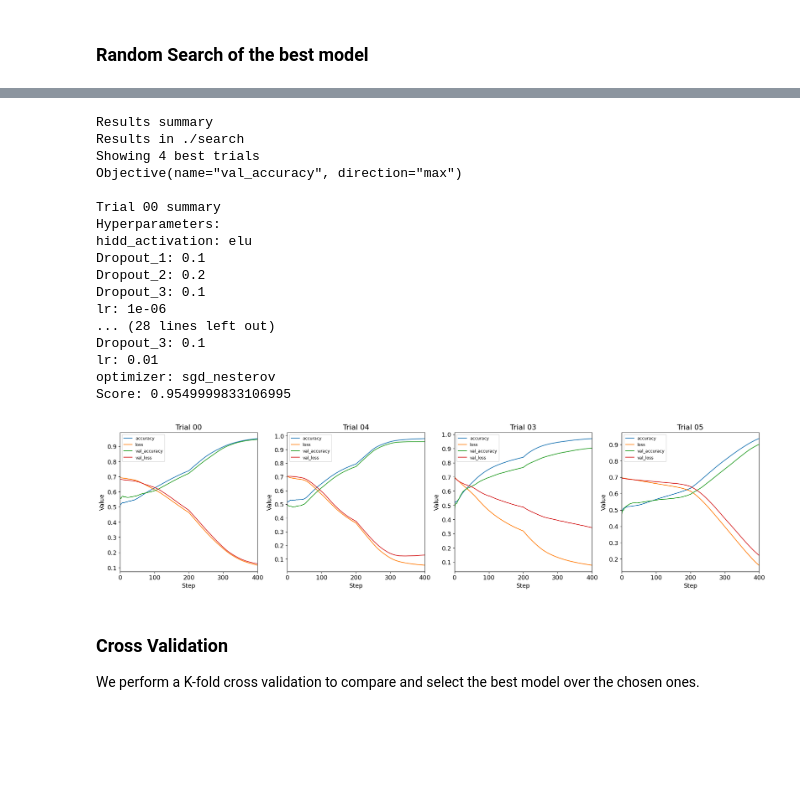
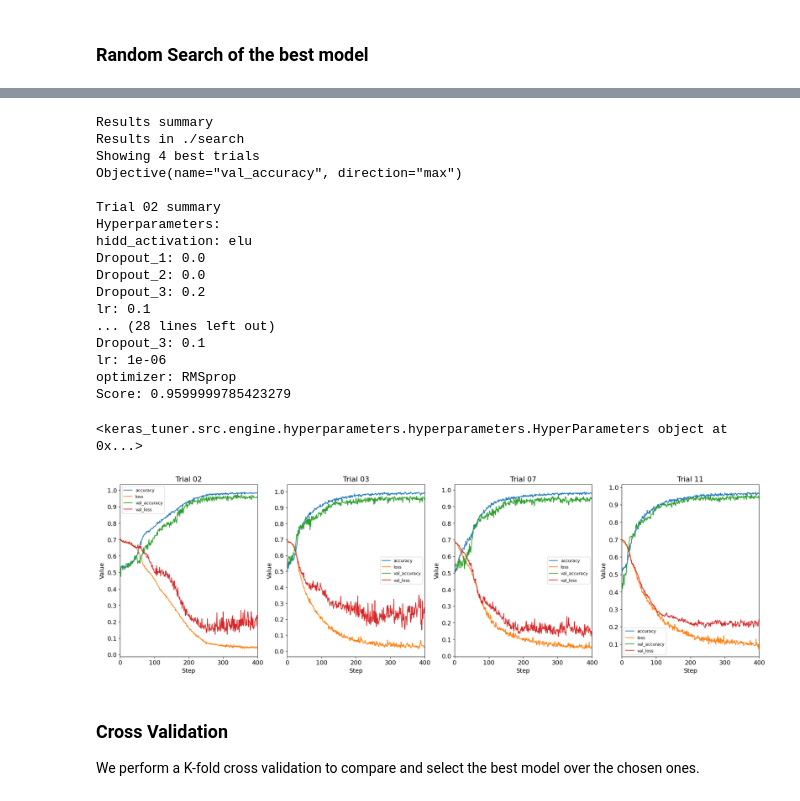
Before and after one commit to BelliLuigi/LCP-B, a Jupyter notebook: ex1/group2510_exercise1.ipynb, the cells around one changed output, grey strips where cells are left out. Drawn from its saved outputs; the diff is of its cells as text; code cells hidden in the pictures; blank space fills up the shorter version.

```diff
--- a/ex1/group2510_exercise1.ipynb
+++ b/ex1/group2510_exercise1.ipynb
@@ -146,7 +141,7 @@ class RandomSearch(keras_tuner.RandomSearch):
         with open(history_file, "w") as f:
             json.dump(trial_history, f, indent=4)
 
-    def plot_best_trials(self, num_models=5, wrap_columns=4, smooth_factor=0.5, figure_size=(20,5), suffix=""):
+    def plot_best_trials(self, num_models=5, wrap_columns=4, figure_size=(20,5), suffix=""):
         best_trials = self.oracle.get_best_trials(num_models)
         num_trials = len(best_trials)
 
@@ -165,8 +160,7 @@ class RandomSearch(keras_tuner.RandomSearch):
 
             ax = axes[i // cols, i % cols] if rows > 1 else axes[i]
             for metric_name, metric_values in trial_history.items():
-                smoothed_values = self.smooth_values(metric_values, smooth_factor)
-                ax.plot(smoothed_values, label=f"{metric_name}")
+                ax.plot(metric_values, label=f"{metric_name}")
 
             ax.set_title(f"Trial {trial_id}")
             ax.set_xlabel("Step")
@@ -175,41 +169,6 @@ class RandomSearch(keras_tuner.RandomSearch):
             ax.set_xlim(0, 400)
             ax.legend(fontsize=9)
 
-
-    def smooth_values(self, values, smooth_factor):
-        """
-        Smooth values with moving average
-        In this example implementation, the smooth_values method takes in a list of values and a smooth_factor between 0 and 1.
-        It first checks if the smooth_factor is within the valid range (0 to 1). If it's not, it returns the original values without any smoothing.
-        Next, it calculates the number of smoothed values based on the smooth_factor.
-        It then iterates over the values list, applying the simple moving average (SMA) technique to calculate the smoothed value at each index.
-        The number of values used for the moving average calculation increases gradually until it reaches the desired number of smoothed values.
-        After that, a fixed window size is used for calculating the moving average.
-        """
-        if smooth_factor <= 0.0 or smooth_factor >= 1.0:
-            return values
-
-        num_values = len(values)
-        num_smoothed_values = int(num_values * (1 - smooth_factor)) + 1
-        smoothed_values = []
-
-        for i in range(num_smoothed_values):
-            start_index = max(0, i - num_smoothed_values + 1)
-            end_index = i + 1
-            subset = values[start_index:end_index]
-            smoothed_value = sum(subset) / len(subset)
-            smoothed_values.append(smoothed_value)
-
-        for i in range(num_smoothed_values, num_values):
-            start_index = i - num_smoothed_values + 1
-            end_index = i + 1
-            subset = values[start_index:end_index]
-            smoothed_value = sum(subset) / num_smoothed_values
-            smoothed_values.append(smoothed_value)
-
-        return smoothed_values
-
-
 #### END of the RandomSearch() class editing ##########################################################
 # %% [markdown]
 ### Define the NN model with Keras / Tensorflow
@@ -262,29 +221,34 @@ Total elapsed time: 00h 07m 01s
 # We only display the selected best models' results for readability
 tuner.results_summary(num_trials=4)
 models = tuner.get_best_models(num_models=4) # We selected models with validation accuracy above 0.95
+best_hp = tuner.get_best_hyperparameters(num_trials=4)
 # %% [output]
 Results summary
 Results in ./search
 Showing 4 best trials
 Objective(name="val_accuracy", direction="max")
 
-Trial 00 summary
+Trial 02 summary
 Hyperparameters:
 hidd_activation: elu
-Dropout_1: 0.1
-Dropout_2: 0.2
+Dropout_1: 0.0
+Dropout_2: 0.0
+Dropout_3: 0.2
+lr: 0.1
+... (28 lines left out)
 Dropout_3: 0.1
 lr: 1e-06
-... (28 lines left out)
-Dropout_3: 0.1
-lr: 0.01
-optimizer: sgd_nesterov
-Score: 0.9549999833106995
+optimizer: RMSprop
+Score: 0.9599999785423279
+# %%
+print(best_hp[0])
+# %% [output]
+<keras_tuner.src.engine.hyperparameters.hyperparameters.HyperParameters object at 0x...>
 # %%
-tuner.plot_best_trials(num_models=4) # Scores vs epoch of the best 4 models.
+tuner.plot_best_trials(num_models=4, figure_size=(20,6)) # Scores vs epoch of the best 4 models.
 plt.show()
 # %% [output]
-[figure, old version]
+[figure, new version]
 # %% [markdown]
 ### Cross Validation
 
```
Also changed, not shown: parts of 13 cells of this notebook, 46 other files.
